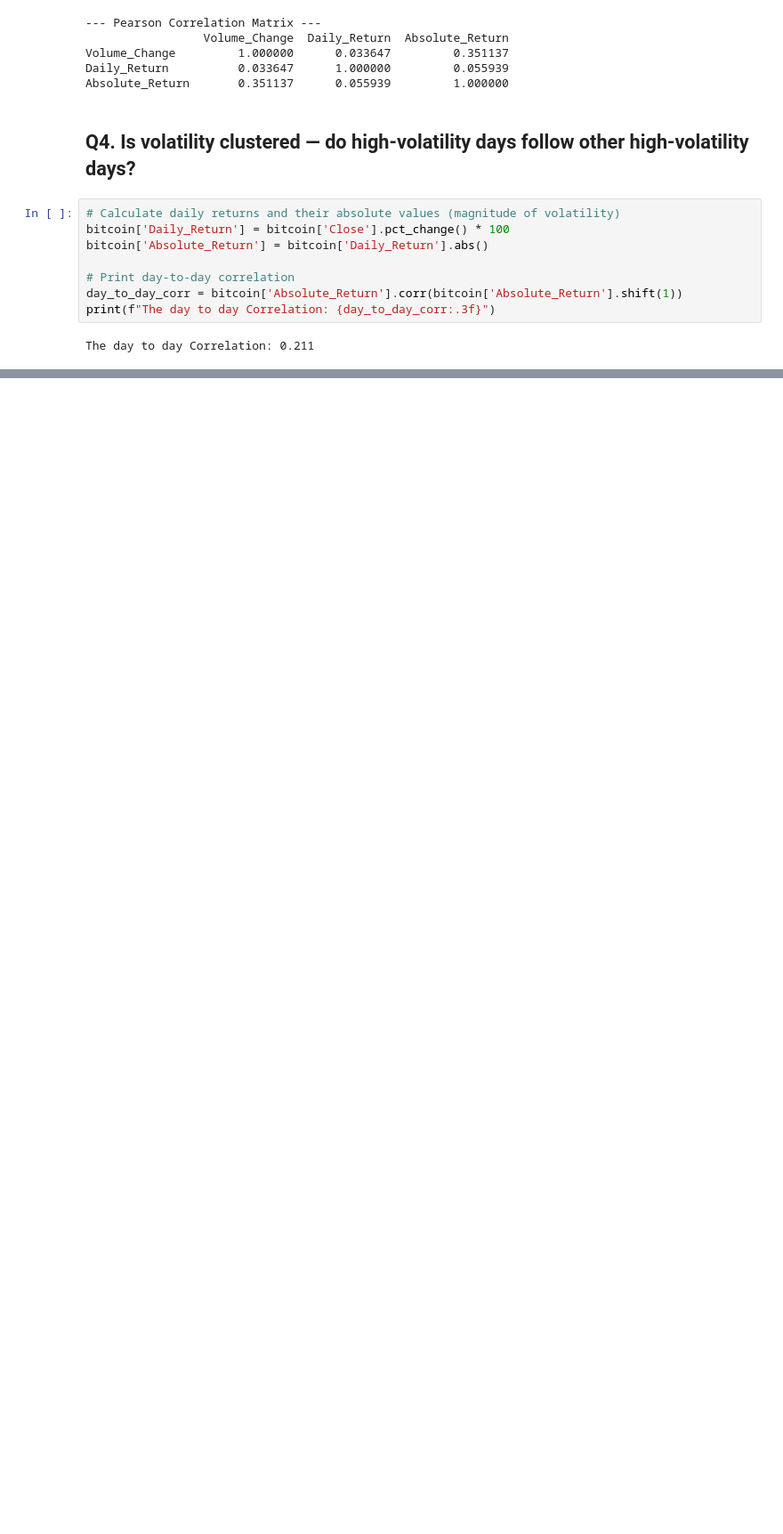
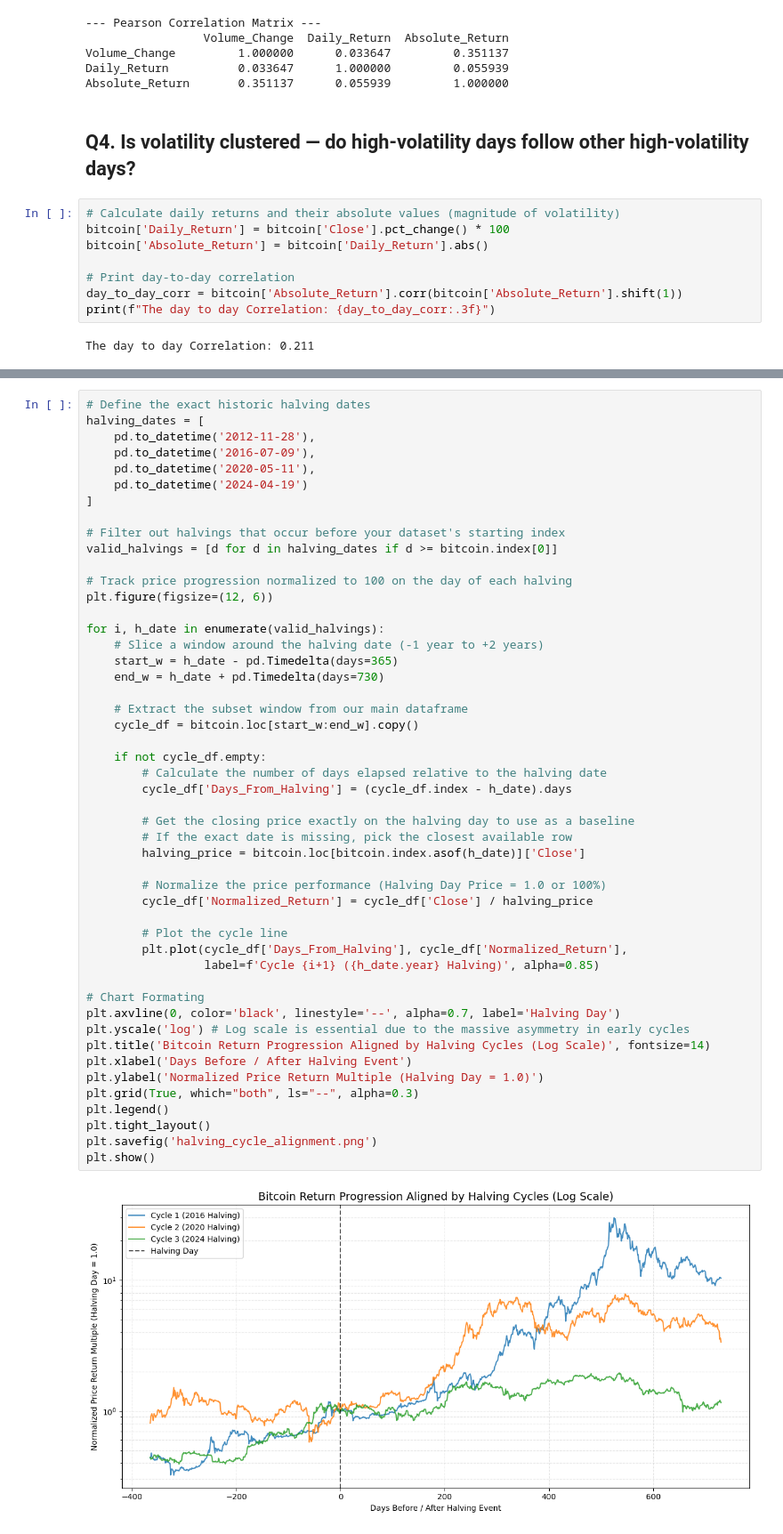
Before and after one commit to Calebchike/Bitcoin-EDA, a Jupyter notebook: Bitcoin_EDA_2014_2026.ipynb, the cells around one changed output, grey strips where cells are left out. Shown at 89% size. Drawn from its saved outputs; the diff is of its cells as text; blank space fills up the shorter version.

```diff
--- a/Bitcoin_EDA_2014_2026.ipynb
+++ b/Bitcoin_EDA_2014_2026.ipynb
@@ -313,0 +379,51 @@ The day to day Correlation: 0.211
+# %%
+# Define the exact historic halving dates
+halving_dates = [
+    pd.to_datetime('2012-11-28'),
+    pd.to_datetime('2016-07-09'),
+    pd.to_datetime('2020-05-11'),
+    pd.to_datetime('2024-04-19')
+]
+
+# Filter out halvings that occur before your dataset's starting index
+valid_halvings = [d for d in halving_dates if d >= bitcoin.index[0]]
+
+# Track price progression normalized to 100 on the day of each halving
+plt.figure(figsize=(12, 6))
+
+for i, h_date in enumerate(valid_halvings):
+    # Slice a window around the halving date (-1 year to +2 years)
+    start_w = h_date - pd.Timedelta(days=365)
+    end_w = h_date + pd.Timedelta(days=730)
+
+    # Extract the subset window from our main dataframe
+    cycle_df = bitcoin.loc[start_w:end_w].copy()
+
+    if not cycle_df.empty:
+        # Calculate the number of days elapsed relative to the halving date
+        cycle_df['Days_From_Halving'] = (cycle_df.index - h_date).days
+
+        # Get the closing price exactly on the halving day to use as a baseline
+        # If the exact date is missing, pick the closest available row
+        halving_price = bitcoin.loc[bitcoin.index.asof(h_date)]['Close']
+
+        # Normalize the price performance (Halving Day Price = 1.0 or 100%)
+        cycle_df['Normalized_Return'] = cycle_df['Close'] / halving_price
+
+        # Plot the cycle line
+        plt.plot(cycle_df['Days_From_Halving'], cycle_df['Normalized_Return'],
+                 label=f'Cycle {i+1} ({h_date.year} Halving)', alpha=0.85)
+
+# Chart Formating
+plt.axvline(0, color='black', linestyle='--', alpha=0.7, label='Halving Day')
+plt.yscale('log') # Log scale is essential due to the massive asymmetry in early cycles
+plt.title('Bitcoin Return Progression Aligned by Halving Cycles (Log Scale)', fontsize=14)
+plt.xlabel('Days Before / After Halving Event')
+plt.ylabel('Normalized Price Return Multiple (Halving Day = 1.0)')
+plt.grid(True, which="both", ls="--", alpha=0.3)
+plt.legend()
+plt.tight_layout()
+plt.savefig('halving_cycle_alignment.png')
+plt.show()
+# %% [output]
+[figure, added]
```
Also changed, not shown: parts of 12 cells of this notebook.
